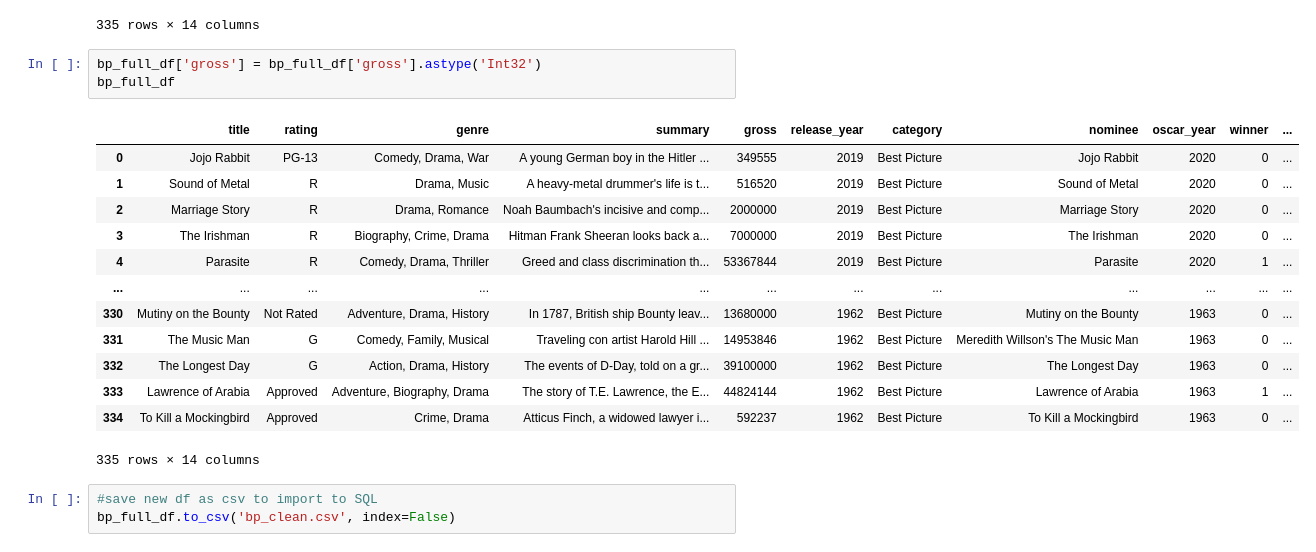
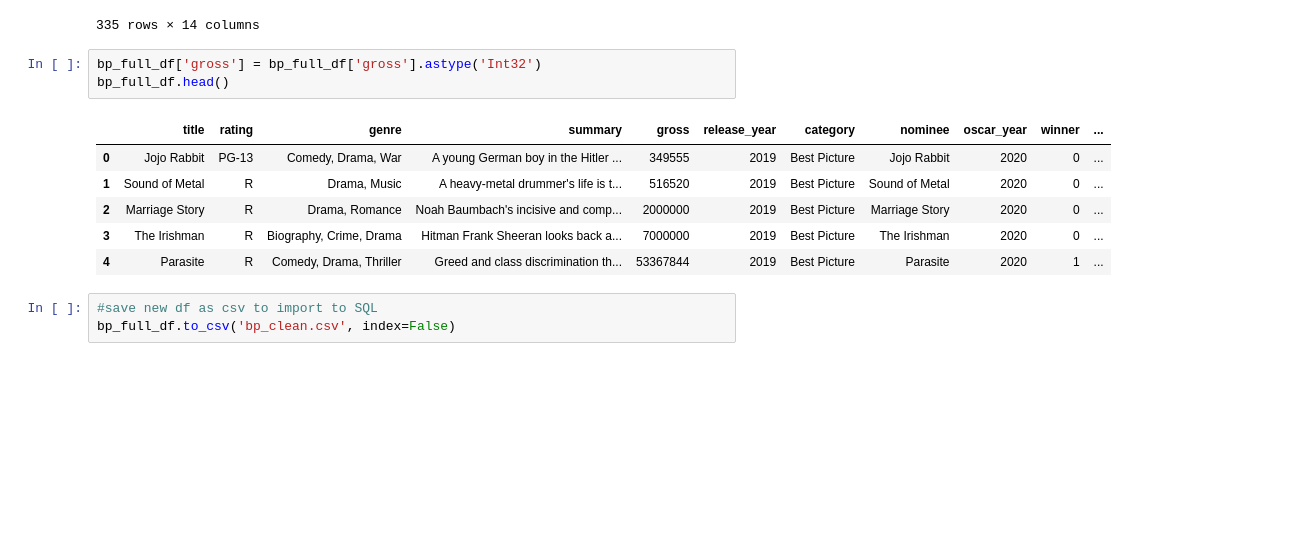
Before and after one commit to zoeteets/capstone, a Jupyter notebook: exploratory_analysis.ipynb, the cells around one changed output. Cells and saved outputs as stored; diff of their text form; blank space fills up the shorter version.

```diff
--- a/exploratory_analysis.ipynb
+++ b/exploratory_analysis.ipynb
@@ -130,21 +130,14 @@ bp_full_df
 335 rows × 14 columns
 # %%
 bp_full_df['gross'] = bp_full_df['gross'].astype('Int32')
-bp_full_df
+bp_full_df.head()
 # %% [output]
 |  | title | rating | genre | summary | gross | release_year | category | nominee | oscar_year | winner | ... |
 | 0 | Jojo Rabbit | PG-13 | Comedy, Drama, War | A young German boy in the Hitler ... | 349555 | 2019 | Best Picture | Jojo Rabbit | 2020 | 0 | ... |
 | 1 | Sound of Metal | R | Drama, Music | A heavy-metal drummer's life is t... | 516520 | 2019 | Best Picture | Sound of Metal | 2020 | 0 | ... |
 | 2 | Marriage Story | R | Drama, Romance | Noah Baumbach's incisive and comp... | 2000000 | 2019 | Best Picture | Marriage Story | 2020 | 0 | ... |
 | 3 | The Irishman | R | Biography, Crime, Drama | Hitman Frank Sheeran looks back a... | 7000000 | 2019 | Best Picture | The Irishman | 2020 | 0 | ... |
 | 4 | Parasite | R | Comedy, Drama, Thriller | Greed and class discrimination th... | 53367844 | 2019 | Best Picture | Parasite | 2020 | 1 | ... |
-| ... | ... | ... | ... | ... | ... | ... | ... | ... | ... | ... | ... |
-| 330 | Mutiny on the Bounty | Not Rated | Adventure, Drama, History | In 1787, British ship Bounty leav... | 13680000 | 1962 | Best Picture | Mutiny on the Bounty | 1963 | 0 | ... |
-| 331 | The Music Man | G | Comedy, Family, Musical | Traveling con artist Harold Hill ... | 14953846 | 1962 | Best Picture | Meredith Willson's The Music Man | 1963 | 0 | ... |
-| 332 | The Longest Day | G | Action, Drama, History | The events of D-Day, told on a gr... | 39100000 | 1962 | Best Picture | The Longest Day | 1963 | 0 | ... |
-| 333 | Lawrence of Arabia | Approved | Adventure, Biography, Drama | The story of T.E. Lawrence, the E... | 44824144 | 1962 | Best Picture | Lawrence of Arabia | 1963 | 1 | ... |
-| 334 | To Kill a Mockingbird | Approved | Crime, Drama | Atticus Finch, a widowed lawyer i... | 592237 | 1962 | Best Picture | To Kill a Mockingbird | 1963 | 0 | ... |
-335 rows × 14 columns
 # %%
 #save new df as csv to import to SQL
 bp_full_df.to_csv('bp_clean.csv', index=False)
```
Also changed, not shown: parts of 13 cells of this notebook, 1 other file.
